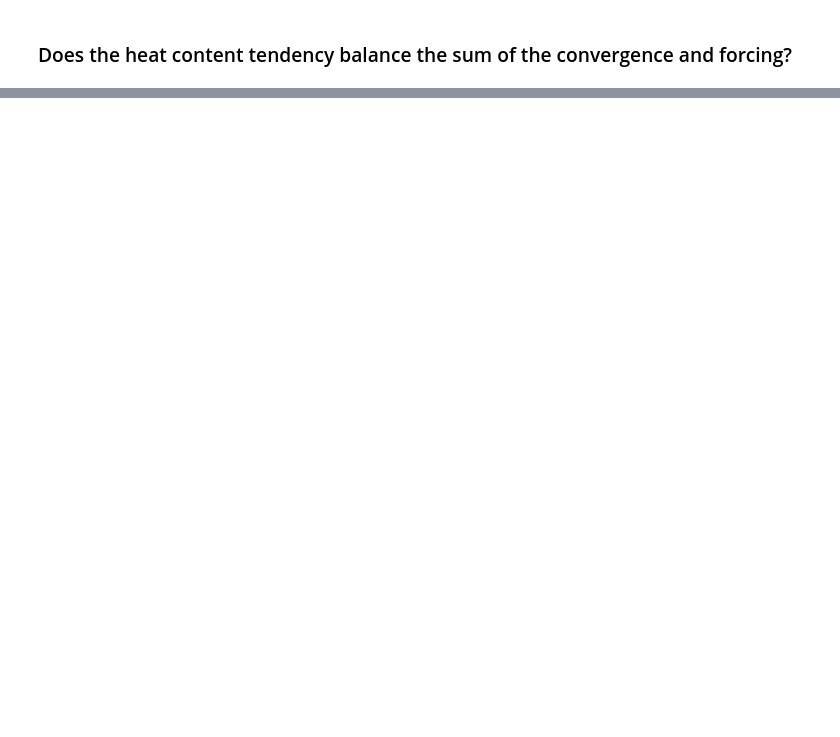
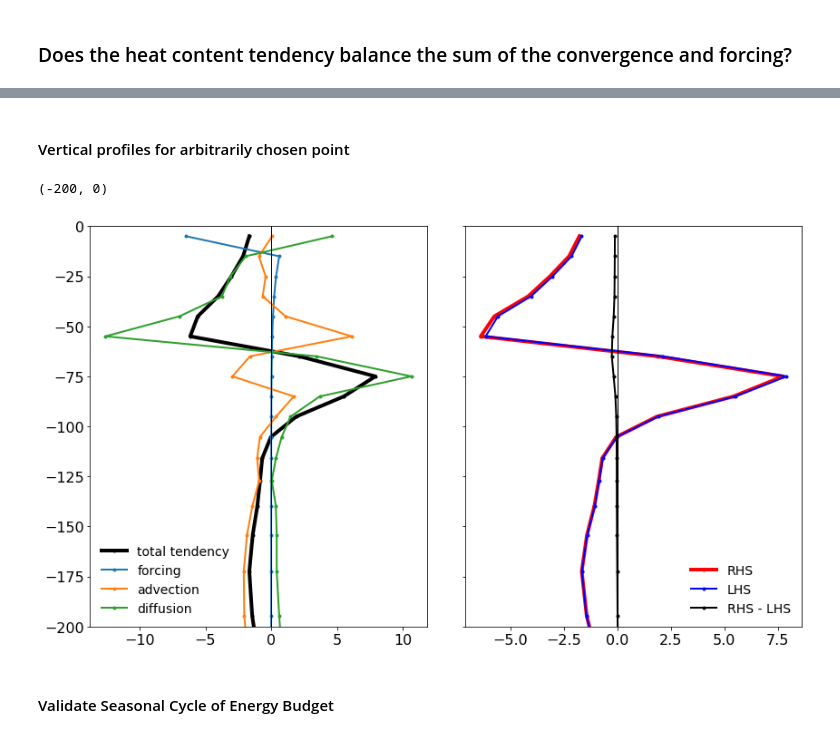
Before and after one commit to cpatrizio88/pangeo_ECCO, a Jupyter notebook: test_ecco_heatbudget.ipynb, the cells around one changed output, grey strips where cells are left out. Cells and saved outputs as stored; diff of their text form; code cells hidden in the pictures; blank space fills up the shorter version.

```diff
--- a/test_ecco_heatbudget.ipynb
+++ b/test_ecco_heatbudget.ipynb
@@ -563,0 +670,32 @@ plt.legend(loc='best',frameon=False,fontsize=14)
+# %% [markdown]
+#### Vertical profiles for arbitrarily chosen point
+# %%
+t = 1
+j = 10
+i = 10
+
+f, axes = plt.subplots(1, 2, sharey=True, figsize=(12,7))
+f.tight_layout()
+
+plt.subplot(1, 2, 1)
+plt.plot(tendH[t,:,j,i],tendH.Z, lw=4, color='K', marker='.',label='total tendency')
+plt.plot(forcH[t,:,j,i],tendH.Z, lw=2, color='C0', marker='.',label='forcing')
+plt.plot(adv_ConvH[t,:,j,i],tendH.Z, lw=2, color='C1', marker='.',label='advection')
+plt.plot(dif_ConvH[t,:,j,i],tendH.Z, lw=2, color='C2', marker='.',label='diffusion')
+plt.axvline(0, color='k', lw=1)
+plt.legend(loc='lower left',frameon=False,fontsize=14)
+plt.ylim([-200,0])
+
+plt.subplot(1, 2, 2)
+plt.plot(totalH[t,:,j,i],tendH.Z, lw=4, color='red', marker='.',label='RHS')
+plt.plot(tendH[t,:,j,i],tendH.Z, lw=2, color='blue', marker='.',label='LHS')
+plt.plot(totalH[t,:,j,i]-tendH[t,:,j,i],tendH.Z, lw=2, color='k', marker='.',label='RHS - LHS')
+plt.axvline(0, color='k', lw=1)
+plt.setp(plt.gca(), 'yticklabels',[])
+plt.legend(loc='lower right',frameon=False,fontsize=14)
+plt.ylim([-200,0])
+# %% [output]
+(-200, 0)
+[figure, added]
+# %% [markdown]
+#### Validate Seasonal Cycle of Energy Budget
```
Also changed, not shown: parts of 34 cells of this notebook.
